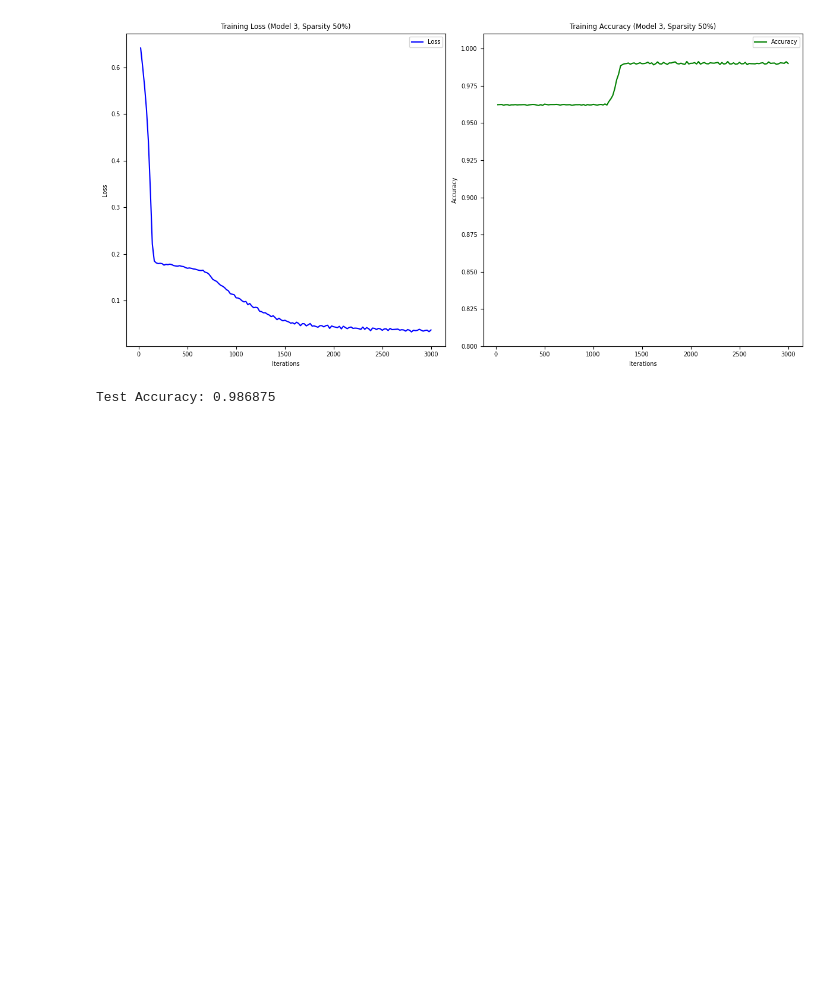
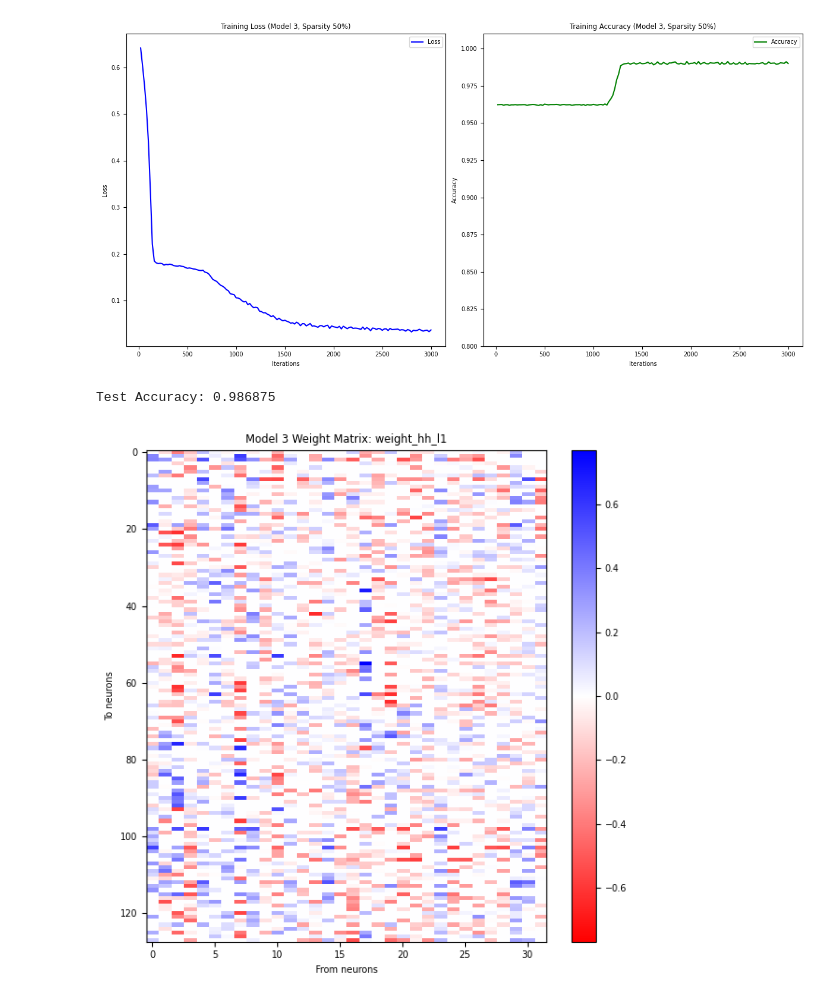
Before and after one commit to adampotton/Cognitive_AI_CW, a Jupyter notebook: Q2A_LSTM_BI_2.ipynb, the cells around one changed output. Cells and saved outputs as stored; diff of their text form; code cells hidden in the pictures; blank space fills up the shorter version.

```diff
--- a/Q2A_LSTM_BI_2.ipynb
+++ b/Q2A_LSTM_BI_2.ipynb
@@ -283,3 +283,26 @@ for i in range(500):
 print('Test Accuracy:', np.mean(test_accs))
 # %% [output]
 Test Accuracy: 0.986875
+# %%
+
+
+weight_name = 'weight_hh_l1'  # Replace with the desired weight matrix name
+
+W = getattr(net.lstm.lstm, weight_name).detach().numpy()
+mask = net.lstm.sparsity_masks.get(weight_name)
+if mask is not None:
+    mask = mask.numpy()
+    W *= mask
+wlim = np.max(np.abs(W))
+
+plt.figure(figsize=(6, 6))
+plt.imshow(W, cmap='bwr_r', vmin=-wlim, vmax=wlim, aspect='auto')  # 'aspect=auto' ensures good scaling
+plt.colorbar()
+plt.xlabel('From neurons')
+plt.ylabel('To neurons')
+plt.title(f'Model 3 Weight Matrix: {weight_name}')
+
+plt.tight_layout()
+plt.show()
+# %% [output]
+[figure, added]
```
